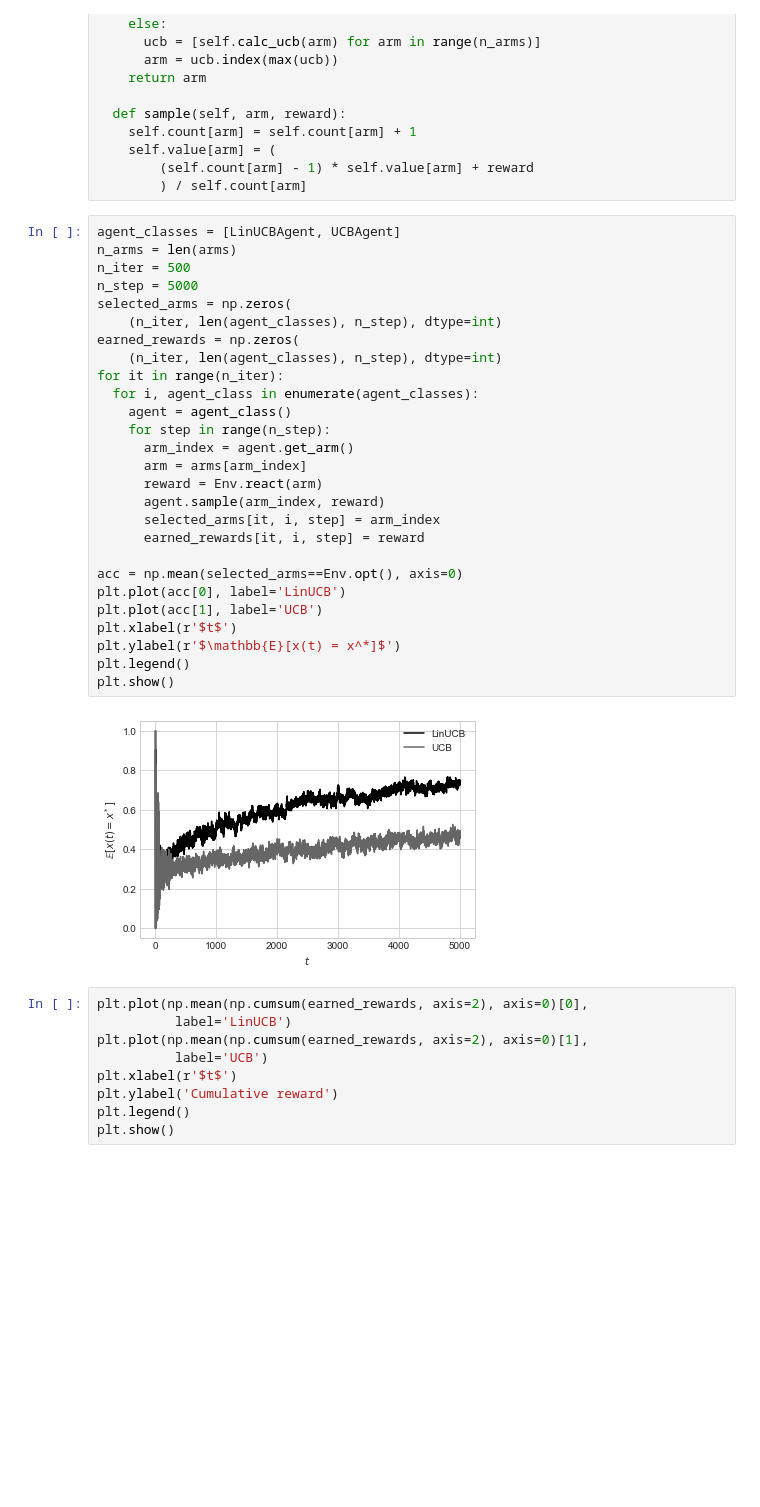
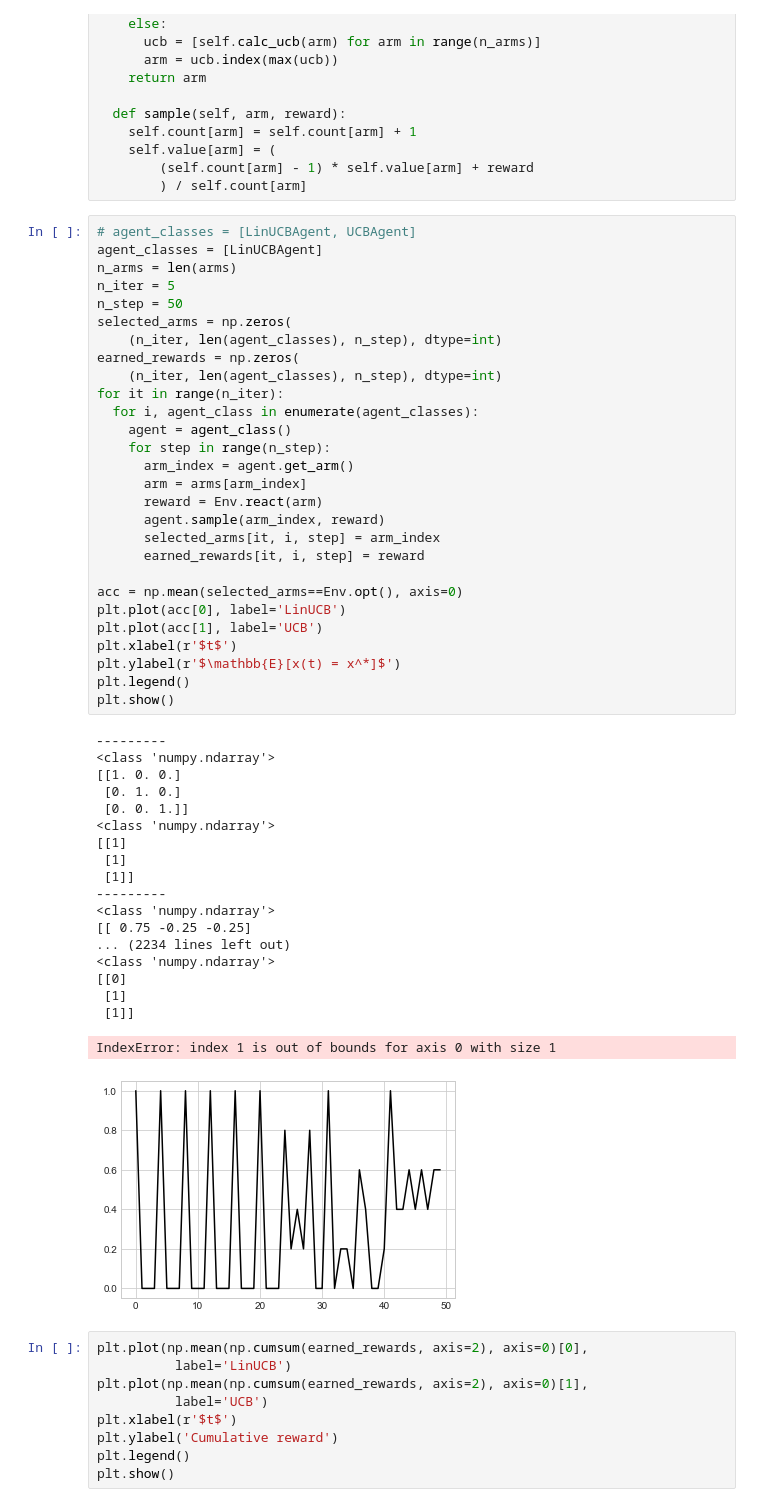
Before and after one commit to po3rin/python_playground, a Jupyter notebook: multi-armed-bandit/mab2.ipynb, the cells around one changed output. Saved outputs shown, nothing was run; the diff lists cells and outputs as text; blank space fills up the shorter version.

```diff
--- a/multi-armed-bandit/mab2.ipynb
+++ b/multi-armed-bandit/mab2.ipynb
@@ -69,34 +75,53 @@ class UCBAgent(object):
         (self.count[arm] - 1) * self.value[arm] + reward
         ) / self.count[arm]
 # %%
-agent_classes = [LinUCBAgent, UCBAgent]
+# agent_classes = [LinUCBAgent, UCBAgent]
+agent_classes = [LinUCBAgent]
 n_arms = len(arms)
-n_iter = 500
-n_step = 5000
+n_iter = 5
+n_step = 50
 selected_arms = np.zeros(
     (n_iter, len(agent_classes), n_step), dtype=int)
 earned_rewards = np.zeros(
     (n_iter, len(agent_classes), n_step), dtype=int)
 for it in range(n_iter):
   for i, agent_class in enumerate(agent_classes):
     agent = agent_class()
     for step in range(n_step):
       arm_index = agent.get_arm()
       arm = arms[arm_index]
       reward = Env.react(arm)
       agent.sample(arm_index, reward)
       selected_arms[it, i, step] = arm_index
       earned_rewards[it, i, step] = reward
 
 acc = np.mean(selected_arms==Env.opt(), axis=0)
 plt.plot(acc[0], label='LinUCB')
 plt.plot(acc[1], label='UCB')
 plt.xlabel(r'$t$')
 plt.ylabel(r'$\mathbb{E}[x(t) = x^*]$')
 plt.legend()
 plt.show()
 # %% [output]
+---------
+<class 'numpy.ndarray'>
+[[1. 0. 0.]
+ [0. 1. 0.]
+ [0. 0. 1.]]
+<class 'numpy.ndarray'>
+[[1]
+ [1]
+ [1]]
+---------
+<class 'numpy.ndarray'>
+[[ 0.75 -0.25 -0.25]
+... (2234 lines left out)
+<class 'numpy.ndarray'>
+[[0]
+ [1]
+ [1]]
+IndexError: index 1 is out of bounds for axis 0 with size 1
-[figure, old version]
+[figure, new version]
 # %%
 plt.plot(np.mean(np.cumsum(earned_rewards, axis=2), axis=0)[0],
           label='LinUCB')
```
Also changed, not shown: parts of 1 cell of this notebook, 2 other files.
